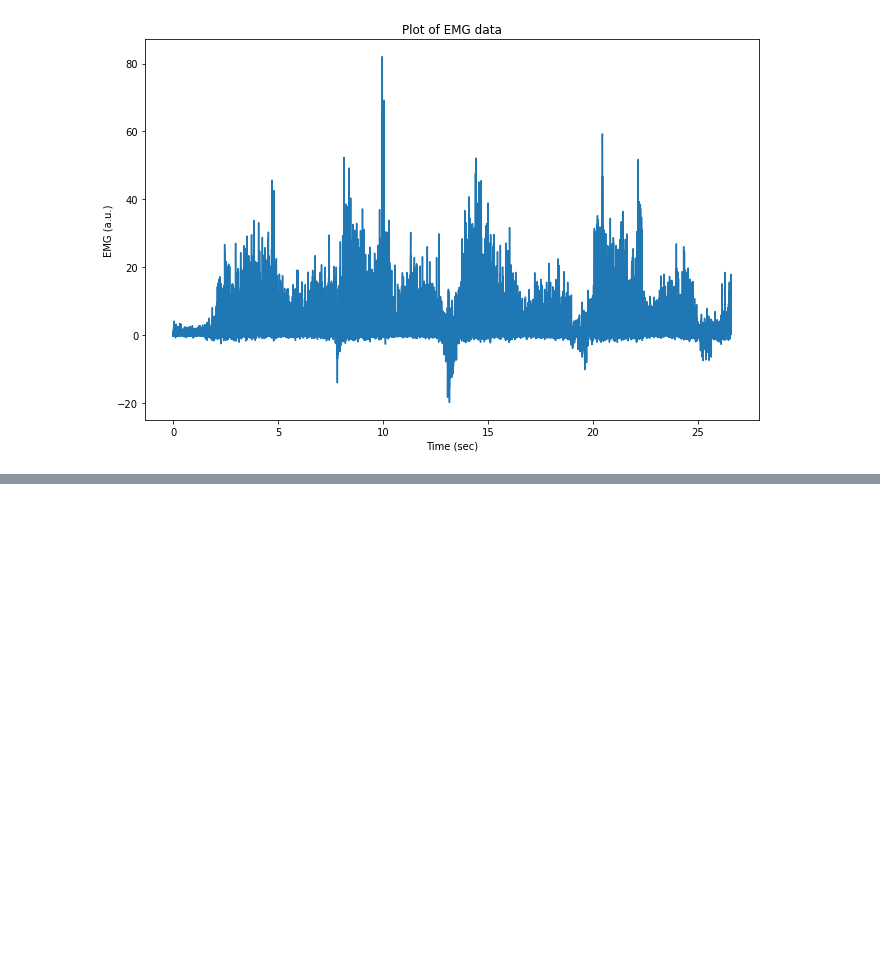
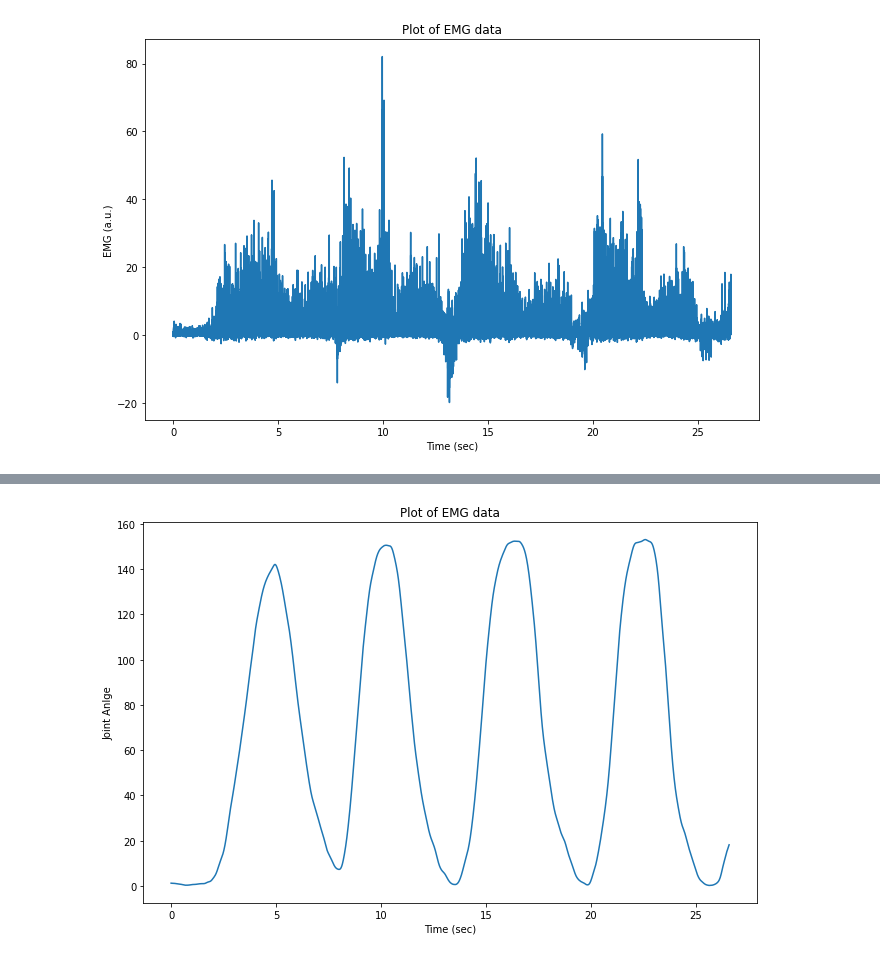
Before and after one commit to jiruifu-jerry0219/UpperLimbEstimator, a Jupyter notebook: data_process/DataPreprocess.ipynb, the cells around one changed output, grey strips where cells are left out. Cells and saved outputs as stored; diff of their text form; code cells hidden in the pictures; blank space fills up the shorter version.

```diff
--- a/data_process/DataPreprocess.ipynb
+++ b/data_process/DataPreprocess.ipynb
@@ -42,7 +42,7 @@ def band_pass(signal, fs = 2000, high_band = 1000, low_band = 10, order = 4):
     emg_bandpass = scipy.signal.filtfilt(b, a, signal, padlen = 1)
     return emg_bandpass
 
-def low_pass(signal, fs = 2000, low_pass = 10, order = 4):
+def low_pass(signal, fs = 2000, low_pass = 10, order = 4, axs = -1, padB = False, pad = 0):
     """
     signal: rectified EMG data
     low_pass: low pass filter cut off frequency
@@ -54,7 +54,12 @@ def low_pass(signal, fs = 2000, low_pass = 10, order = 4):
     low_pass = low_pass / (fs / 2)
     #create lowpass filter
     b, a = scipy.signal.butter(order, low_pass, btype = 'lowpass', analog = False)
-    emg_envelop = scipy.signal.filtfilt(b, a, signal, padlen = 1)
+
+    if padB:
+        emg_envelop = scipy.signal.filtfilt(b, a, signal, padlen = pad, axis = axs )
+    else:
+        emg_envelop = scipy.signal.filtfilt(b, a, signal, axis = axs)
+
     return emg_envelop
 
 def high_pass(signal, fs = 2000, high_pass = 10, order = 4):
@@ -137,6 +142,10 @@ angle = angleData.to_numpy()
 rectEmg = full_wave_rectify(emgAvg)
 bpEmg = band_pass(rectEmg, 2000, 1000, 10, 4)
 features = getEMGfeatures(bpEmg, window = 10, step = 10)
+print(len(angle))
+print(len(bpEmg))
+angle.shape[0] - 1
+bpAngle = low_pass(angle, fs = 2000, low_pass = 250, order = 4, axs = 0, padB = False, pad = 0)
 # print(len(rectEmg))
 # print(bpEmg.shape)
 # highEmg = high_pass(rectEmg, order = 8, high_pass = 15, fs = 2000)
@@ -168,0 +181,11 @@ fig.savefig(fig_name)
+# %%
+fig = plt.figure()
+plt.plot(time, bpAngle)
+plt.xlabel('Time (sec)')
+plt.ylabel('Joint Anlge')
+plt.title('Plot of EMG data')
+fig_name = 'Angle2.png'
+fig.set_size_inches(w=11,h=7)
+fig.savefig(fig_name)
+# %% [output]
+[figure, added]
```
Also changed, not shown: parts of 4 cells of this notebook, 2 other files.
